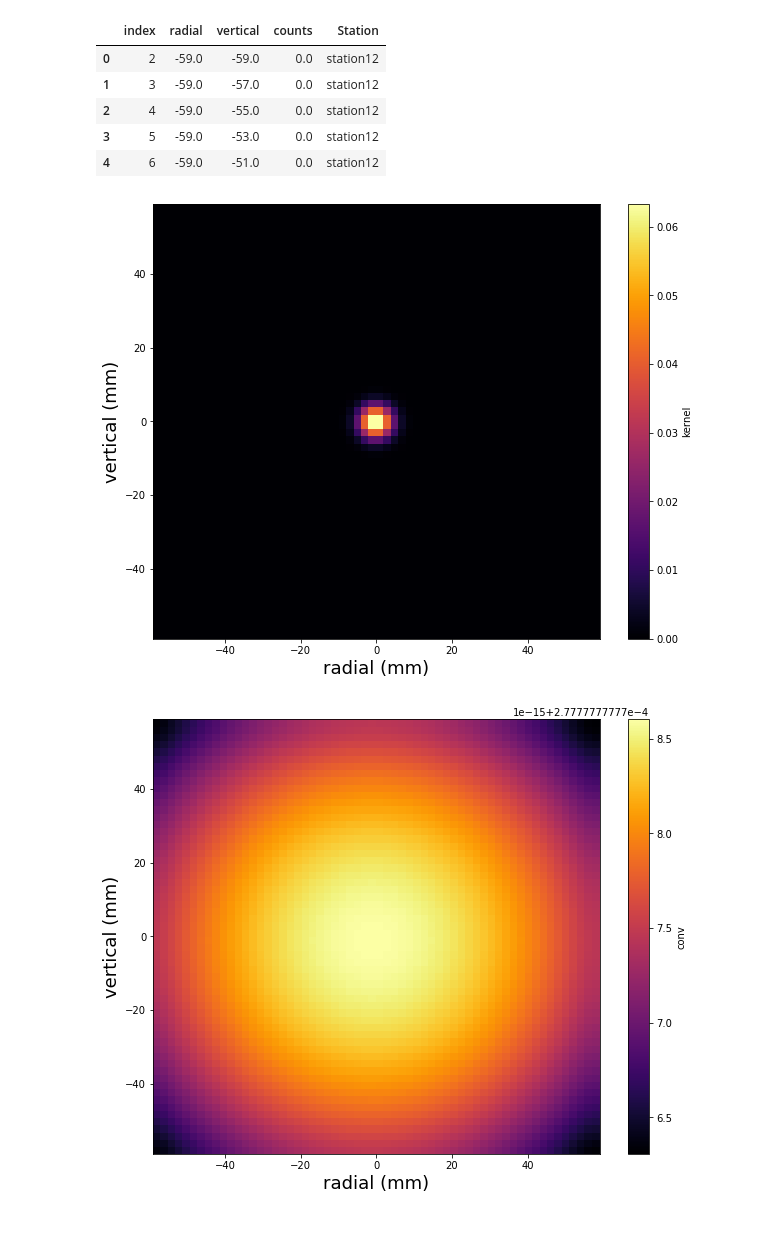
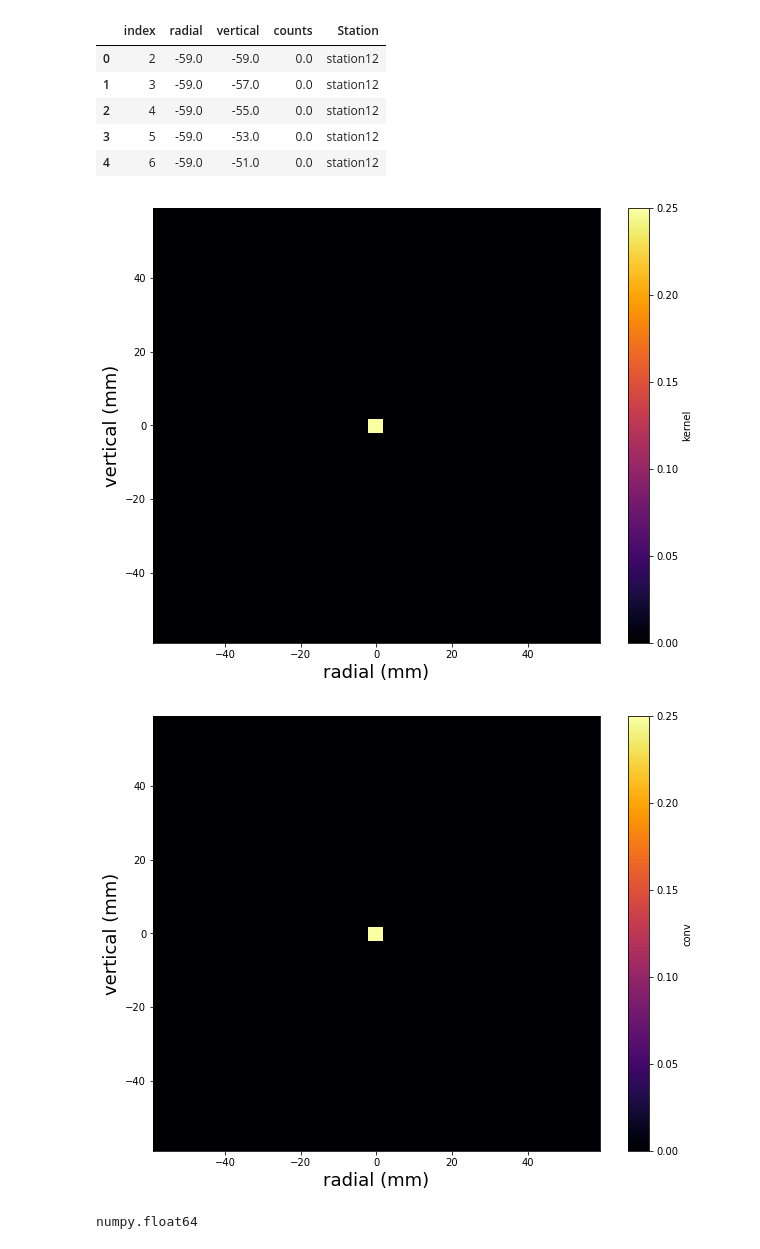
Before and after one commit to jasonbono/MuonConvolution, a Jupyter notebook: analysis/systematics/beam_motion.ipynb, the cells around one changed output. Saved outputs shown, nothing was run; the diff lists cells and outputs as text; code cells hidden in the pictures.

Commit message:
fixed bug in gaussian convolution for small sigma. the grid needs to include geomentric zero so that a delta function can be produced

```diff
--- a/analysis/systematics/beam_motion.ipynb
+++ b/analysis/systematics/beam_motion.ipynb
@@ -482,16 +504,25 @@ df_test.head()
 | 3 | 5 | -59.0 | -53.0 | 0.0 | station12 |
 | 4 | 6 | -59.0 | -51.0 | 0.0 | station12 |
 # %%
-g = gaussian_kernel(59,3)
+g = gaussian_kernel(59,0.1)
 g = np.reshape(g, (60*60),-1)
 # g
 df_test['kernel'] = g
 plot_beam(df_test,var='kernel')
 # %% [output]
-[figure, old version]
+[figure, new version]
 # %%
-c = convolve_df(df_test,59,20000000,var='kernel')
+c = convolve_df(df_test,60,0.001,var='kernel')
 df_test['conv'] = c
 plot_beam(df_test,var='conv')
+# df_test
 # %% [output]
-[figure, old version]
+[figure, new version]
+# %%
+size = 15
+g = gaussian_kernel(size,0.03)
+g = np.reshape(g, ((size+1)**2),-1)
+sum(g)
+type(g[0])
+# %% [output]
+numpy.float64
```
Also changed, not shown: parts of 17 cells of this notebook, 1 other file.
